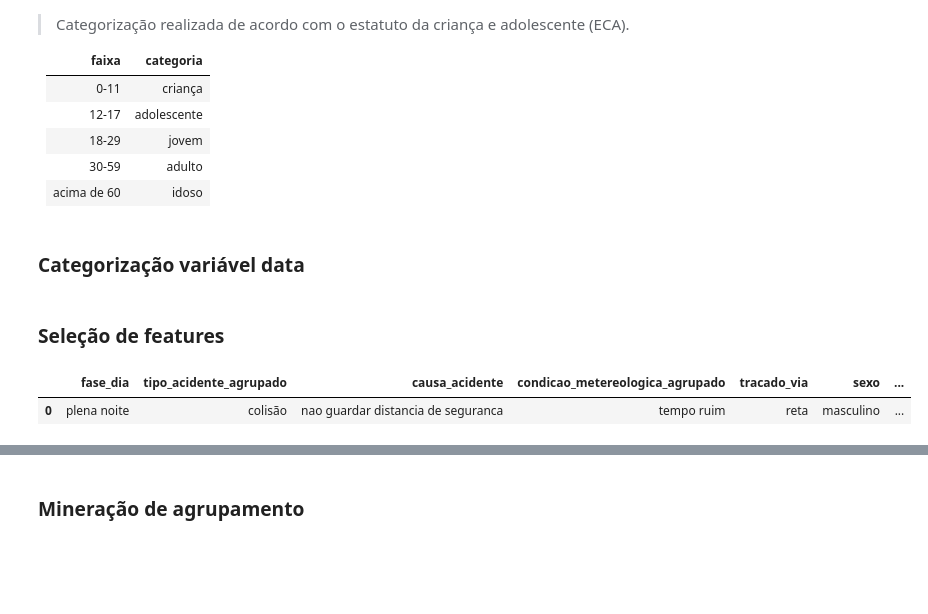
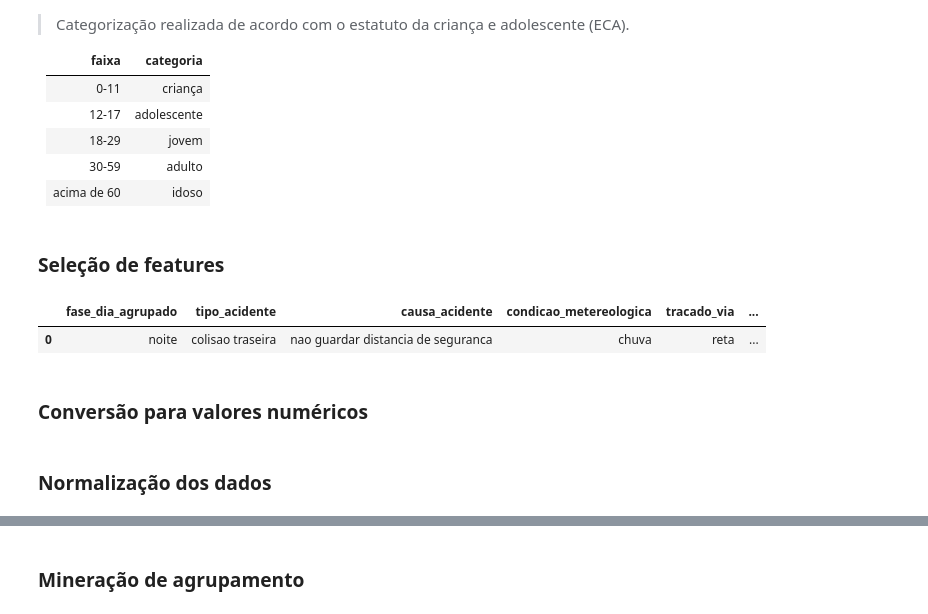
Before and after one commit to LilianeAquino/aed_projeto_1_revisitado, a Jupyter notebook: agrupamento.ipynb, the cells around one changed output, grey strips where cells are left out. Drawn from its saved outputs; the diff is of its cells as text; code cells hidden in the pictures; blank space fills up the shorter version.

```diff
--- a/agrupamento.ipynb
+++ b/agrupamento.ipynb
@@ -49,31 +53,25 @@ Linhas: 1707393 | Coluna:  27
 labels = ['criança', 'adolescente', 'jovem', 'adulto', 'idoso']
 classes = [0, 11, 17, 29, 59, 99]
 df['faixa_etaria'] = pd.cut(x=df['idade'], bins=classes, labels=labels, include_lowest=True)
-# %% [markdown]
-### Categorização variável data
-# %%
-df['data'] = pd.to_datetime(df['data'])
-df['estacao_do_ano'] = df['data'].apply(mapEstacaoAno)
 # %% [markdown]
 ### Seleção de features
 # %%
 colunas = [
-    'fase_dia',
-    'tipo_acidente_agrupado',
+    'fase_dia_agrupado',
+    'tipo_acidente',
     'causa_acidente',
-    'condicao_metereologica_agrupado',
+    'condicao_metereologica',
     'tracado_via',
-    'sexo',
-    'faixa_etaria',
-    'estado_fisico',
-    'estacao_do_ano',
-    'dia_semana_agrupado',
+    'classificacao_acidente',
+    'dia_semana',
     'tipo_pista',
-    'porte_veiculo'
+    'porte_veiculo',
 ]
 
 dados = df[colunas]
 dados.head(1)
 # %% [output]
-|  | fase_dia | tipo_acidente_agrupado | causa_acidente | condicao_metereologica_agrupado | tracado_via | sexo | ... |
-| 0 | plena noite | colisão | nao guardar distancia de seguranca | tempo ruim | reta | masculino | ... |
+|  | fase_dia_agrupado | tipo_acidente | causa_acidente | condicao_metereologica | tracado_via | ... |
+| 0 | noite | colisao traseira | nao guardar distancia de seguranca | chuva | reta | ... |
+# %% [markdown]
+### Conversão para valores numéricos
@@ -79,0 +83,2 @@ dados.head(1)
+# %% [markdown]
+### Normalização dos dados
```
Also changed, not shown: parts of 18 cells of this notebook, 3 other files.
